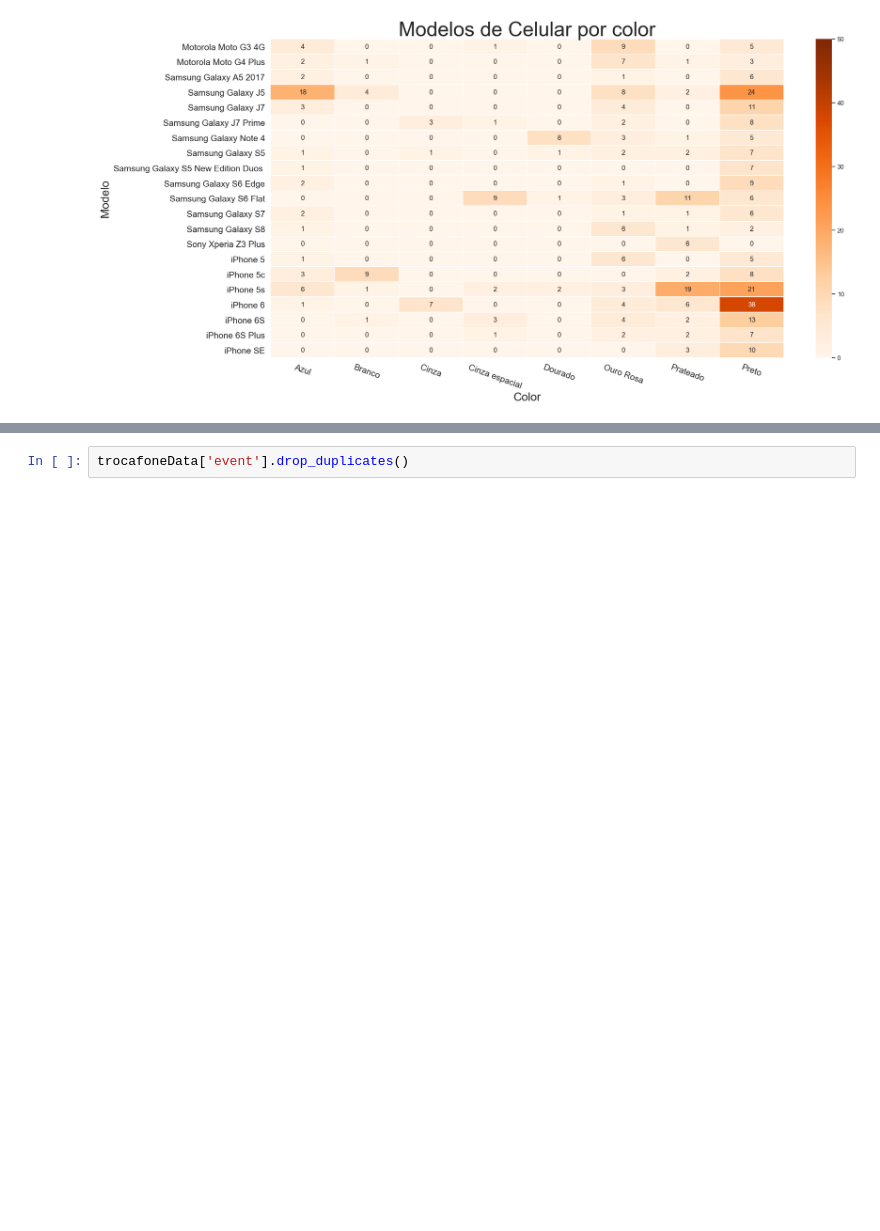
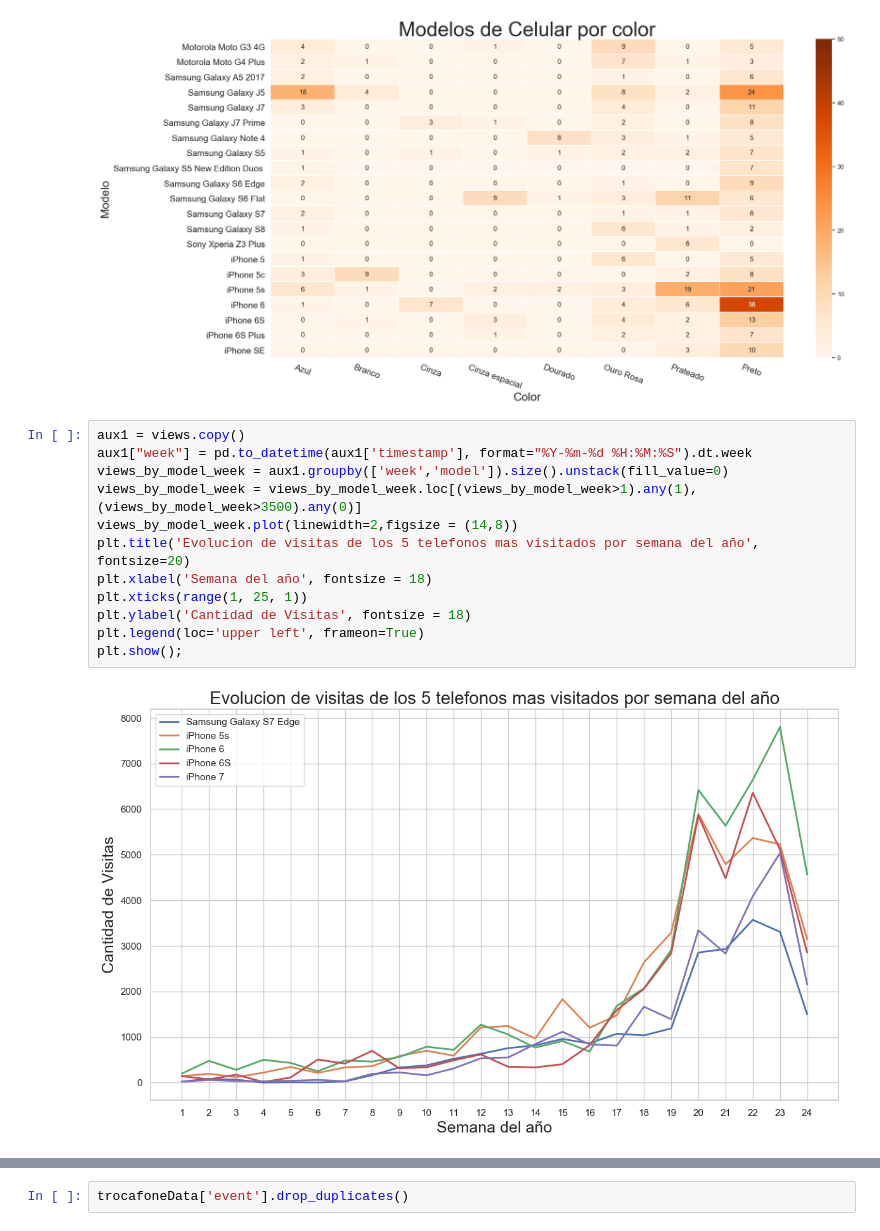
Before and after one commit to Blaz77/DatosReloaded, a Jupyter notebook: TP1/Exploracion_Trocafone.ipynb, the cells around one changed output, grey strips where cells are left out. Saved outputs shown, nothing was run; the diff lists cells and outputs as text; blank space fills up the shorter version.

Commit message:
Agrego grafico de evolucion de visitas

```diff
--- a/TP1/Exploracion_Trocafone.ipynb
+++ b/TP1/Exploracion_Trocafone.ipynb
@@ -250,6 +250,20 @@ conversion_by_model_color_heatMap.tick_params(axis='both', labelsize=15)
 conversion_by_model_color_heatMap.set_xticklabels(labels = conversion_by_model_color.columns.values, rotation=-20);
 # %% [output]
 [figure]
+# %%
+aux1 = views.copy()
+aux1["week"] = pd.to_datetime(aux1['timestamp'], format="%Y-%m-%d %H:%M:%S").dt.week
+views_by_model_week = aux1.groupby(['week','model']).size().unstack(fill_value=0)
+views_by_model_week = views_by_model_week.loc[(views_by_model_week>1).any(1), (views_by_model_week>3500).any(0)]
+views_by_model_week.plot(linewidth=2,figsize = (14,8))
+plt.title('Evolucion de visitas de los 5 telefonos mas visitados por semana del año', fontsize=20)
+plt.xlabel('Semana del año', fontsize = 18)
+plt.xticks(range(1, 25, 1))
+plt.ylabel('Cantidad de Visitas', fontsize = 18)
+plt.legend(loc='upper left', frameon=True)
+plt.show();
+# %% [output]
+[figure, added]
 # %%
 aux1 = conversions.copy()
 aux1["week"] = pd.to_datetime(aux1['timestamp'], format="%Y-%m-%d %H:%M:%S").dt.week
```
Also changed, not shown: parts of 1 cell of this notebook.
